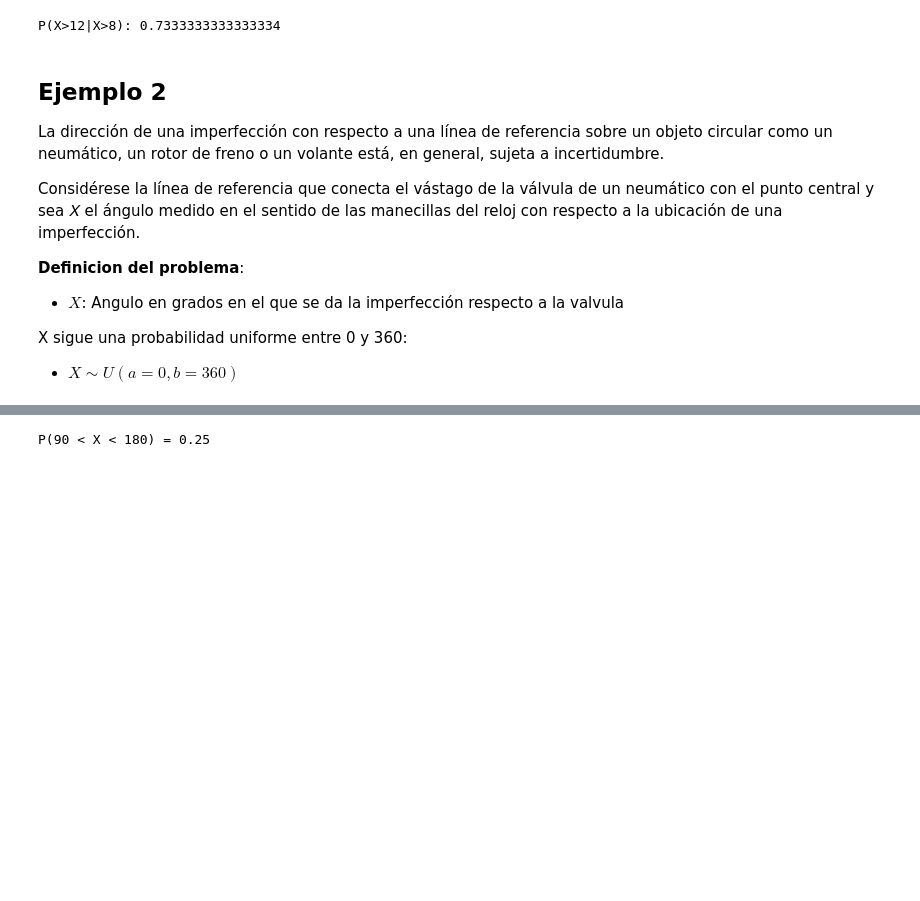
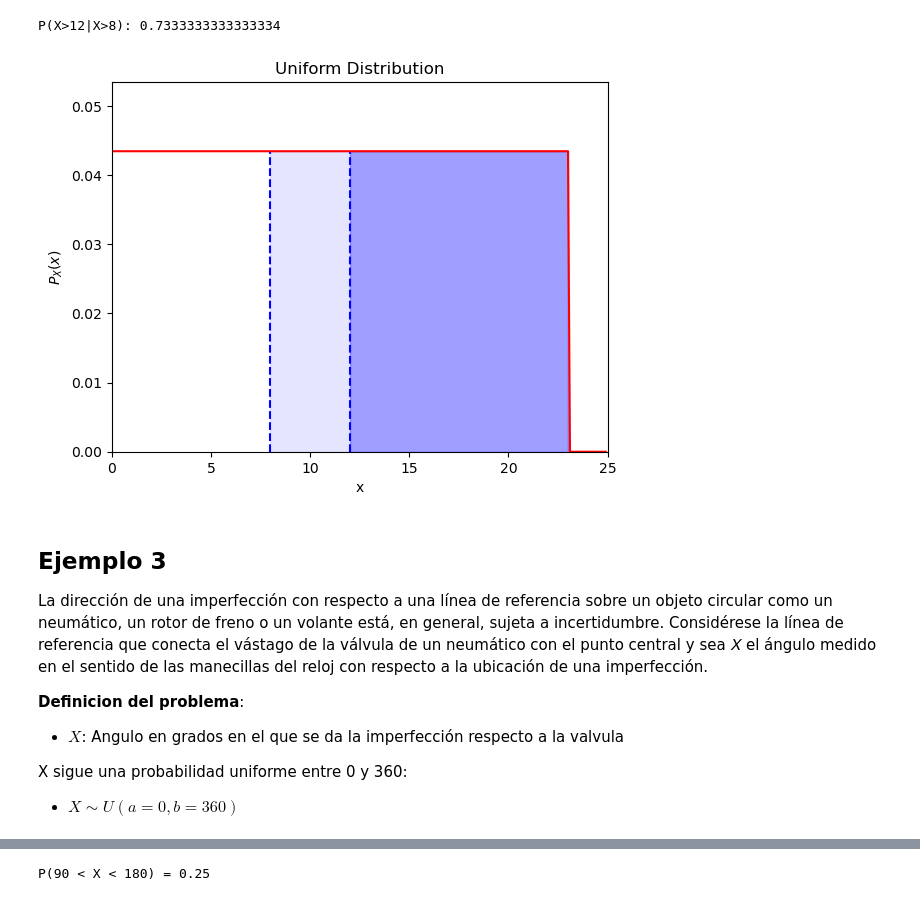
Before and after one commit to tigarto/curso_2023-1, a Jupyter notebook: variables_aleatorias_continuas/continua_uniforme.ipynb, the cells around one changed output, grey strips where cells are left out. Drawn from its saved outputs; the diff is of its cells as text; code cells hidden in the pictures; blank space fills up the shorter version.

```diff
--- a/variables_aleatorias_continuas/continua_uniforme.ipynb
+++ b/variables_aleatorias_continuas/continua_uniforme.ipynb
@@ -57,12 +118,27 @@ P2 = (1 - X.cdf(12))/(1 - X.cdf(8)) # (1-F(12))/(1-F(8))
 print("P(X>12|X>8): " + str(P2))
 # %% [output]
 P(X>12|X>8): 0.7333333333333334
+# %%
+# Grafica
+fig, ax = plt.subplots()
+ax.set_xlim(0, 25)
+ax.set_ylim(0, max(pdf_x) + 0.01)
+# Limites
+x_8 = plt.vlines(x = 8, ymin = 0,ymax = max(pdf_x), color = 'b', linestyles='--')
+x_12 = plt.vlines(x = 12, ymin = 0,ymax = max(pdf_x), color = 'b', linestyles='--')
+plt.title('Uniform Distribution')
+plt.ylabel('$P_X(x)$')
+plt.xlabel('x')
+plt.plot(x, pdf_x,color='r')
+ax.fill_between(x, pdf_x,0, where=(x>=8) & (x<=23), color='blue', alpha=.1)
+ax.fill_between(x, pdf_x,0, where=(x>=12) & (x<=23), color='blue', alpha=.3)
+plt.show()
+# %% [output]
+[figure, added]
 # %% [markdown]
-## Ejemplo 2
+## Ejemplo 3
 
-La dirección de una imperfección con respecto a una línea de referencia sobre un objeto circular como un neumático, un rotor de freno o un volante está, en general, sujeta a incertidumbre.
-
-Considérese la línea de referencia que conecta el vástago de la válvula de un neumático con el punto central y sea 𝑋 el ángulo medido en el sentido de las manecillas del reloj con respecto a la ubicación de una imperfección.
+La dirección de una imperfección con respecto a una línea de referencia sobre un objeto circular como un neumático, un rotor de freno o un volante está, en general, sujeta a incertidumbre. Considérese la línea de referencia que conecta el vástago de la válvula de un neumático con el punto central y sea 𝑋 el ángulo medido en el sentido de las manecillas del reloj con respecto a la ubicación de una imperfección.
 
 **Definicion del problema**:
 * $X$: Angulo en grados en el que se da la imperfección respecto a la valvula
```
Also changed, not shown: parts of 31 cells of this notebook.
